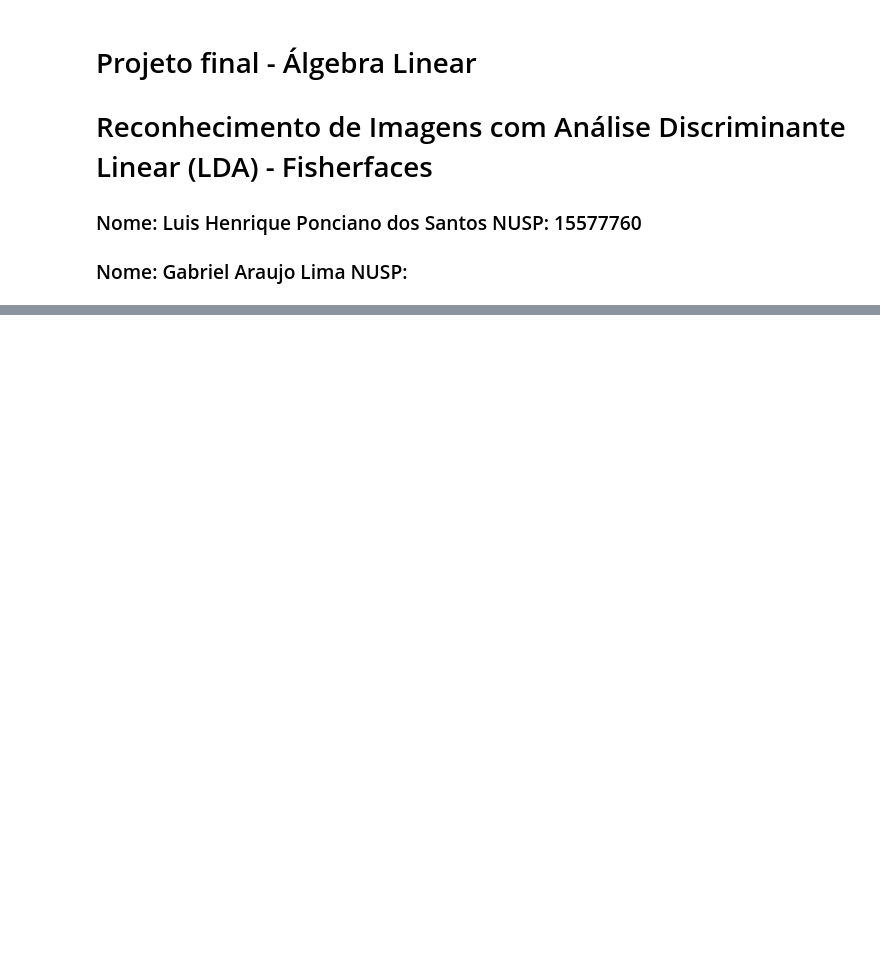
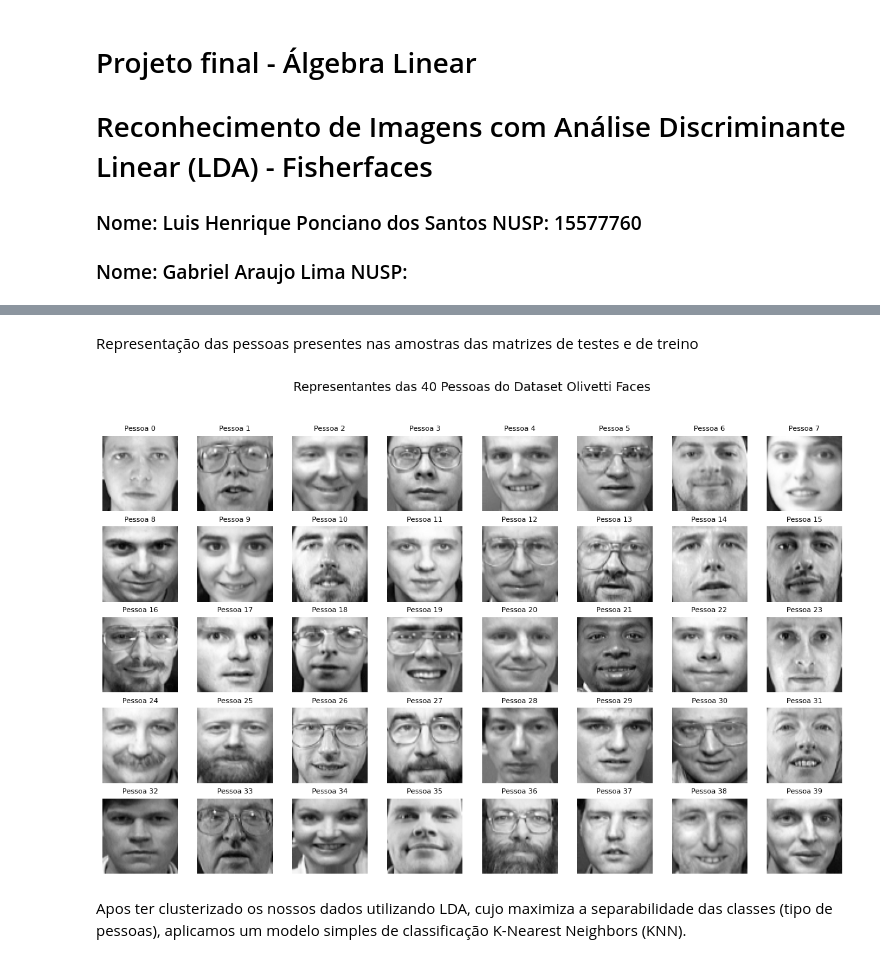
Before and after one commit to LuisHenriique/Fisher-faces-Linear-discriminant-analysis, a Jupyter notebook: main.ipynb, the cells around one changed output, grey strips where cells are left out. Cells and saved outputs as stored; diff of their text form; code cells hidden in the pictures; blank space fills up the shorter version.

```diff
--- a/main.ipynb
+++ b/main.ipynb
@@ -110,4 +113,25 @@ x_train: (300, 4096) x_test: (100, 4096)
 x_train_lda shape: (300, 39) X_test_lda shape: (100, 39)
+# %% [markdown]
+Representação das pessoas presentes nas amostras das matrizes de testes e de treino
+# %%
+# Criar figura 5x8 = 40 imagens
+fig, axes = plt.subplots(5, 8, figsize=(12, 8))
+fig.suptitle("Representantes das 40 Pessoas do Dataset Olivetti Faces", fontsize=14)
+
+# Exibir uma imagem (primeira ocorrência) de cada pessoa
+for i in range(len(classes)):
+    ax = axes[i // 8, i % 8]  # posição na grade 5x8
+    img = x_all[y_all == i][0].reshape(64, 64)  # pega a primeira imagem da pessoa i
+    ax.imshow(img, cmap='gray')
+    ax.set_title(f"Pessoa {i}", fontsize=8)
+    ax.axis('off')
+
+plt.tight_layout(rect=[0, 0, 1, 0.95])
+plt.show()
+# %% [output]
+[figure, added]
+# %% [markdown]
+Apos ter clusterizado os nossos dados utilizando LDA, cujo maximiza a separabilidade das classes (tipo de pessoas), aplicamos um modelo simples de classificação K-Nearest Neighbors (KNN).
 # %%
 # Treinar um classificador simples de KNN nas 39 features do LDA, cujo verifica os 5 vizinhos proximos de cada classe
 # o KNN apenas confirma que o lda agrupou corretamente cada classe de maneira adequada
```
Also changed, not shown: parts of 4 cells of this notebook, 2 other files.
